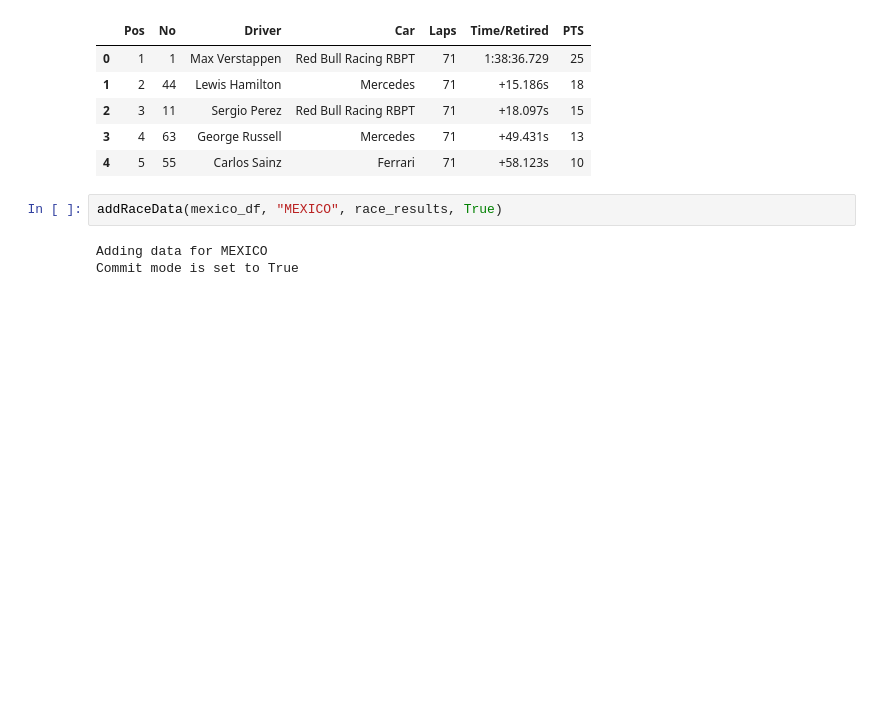
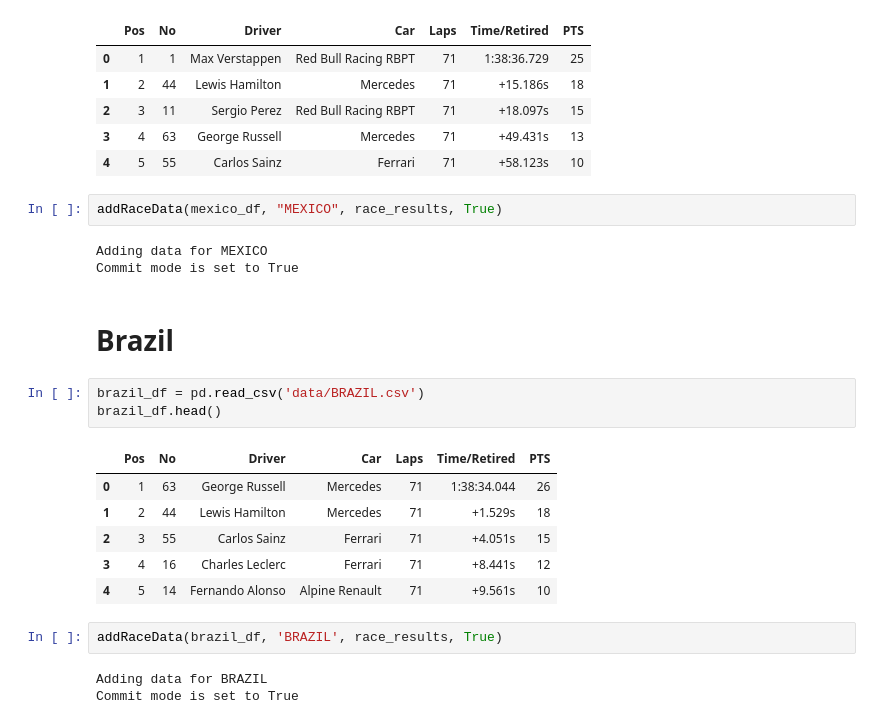
Before and after one commit to JB-26/f1-2022-analysis, a Jupyter notebook: analysis.ipynb, the cells around one changed output. Drawn from its saved outputs; the diff is of its cells as text; blank space fills up the shorter version.

```diff
--- a/analysis.ipynb
+++ b/analysis.ipynb
@@ -437,3 +437,20 @@ addRaceData(mexico_df, "MEXICO", race_results, True)
 # %% [output]
 Adding data for MEXICO
 Commit mode is set to True
+# %% [markdown]
+# Brazil
+# %%
+brazil_df = pd.read_csv('data/BRAZIL.csv')
+brazil_df.head()
+# %% [output]
+|  | Pos | No | Driver | Car | Laps | Time/Retired | PTS |
+| 0 | 1 | 63 | George Russell | Mercedes | 71 | 1:38:34.044 | 26 |
+| 1 | 2 | 44 | Lewis Hamilton | Mercedes | 71 | +1.529s | 18 |
+| 2 | 3 | 55 | Carlos Sainz | Ferrari | 71 | +4.051s | 15 |
+| 3 | 4 | 16 | Charles Leclerc | Ferrari | 71 | +8.441s | 12 |
+| 4 | 5 | 14 | Fernando Alonso | Alpine Renault | 71 | +9.561s | 10 |
+# %%
+addRaceData(brazil_df, 'BRAZIL', race_results, True)
+# %% [output]
+Adding data for BRAZIL
+Commit mode is set to True
```
Also changed, not shown: 5 other files.
